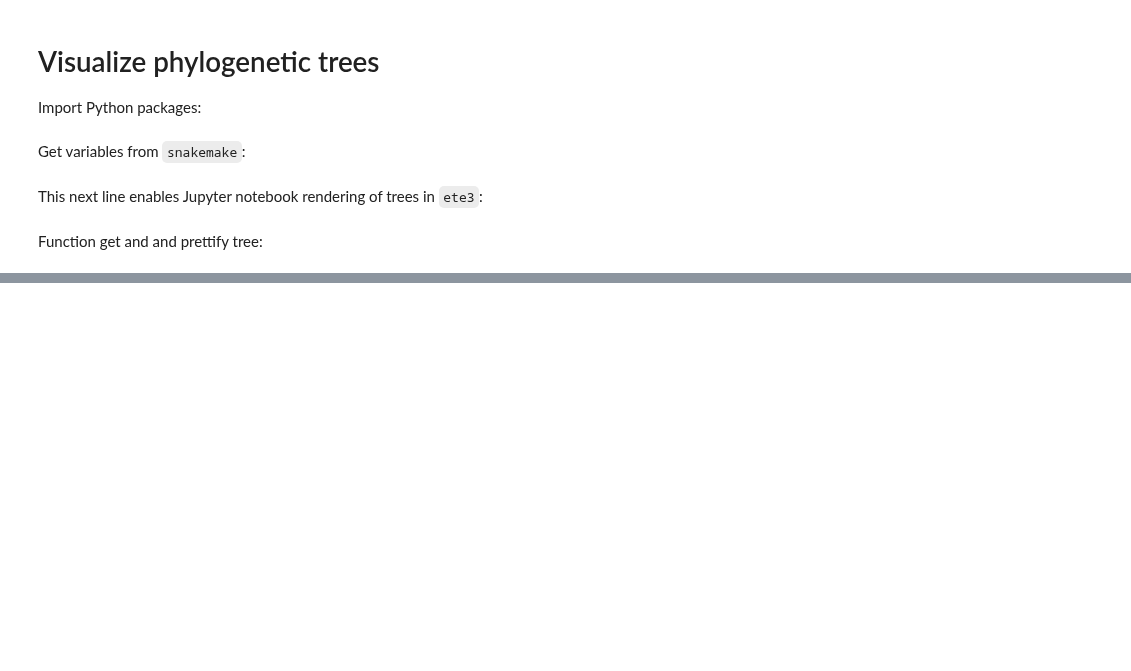
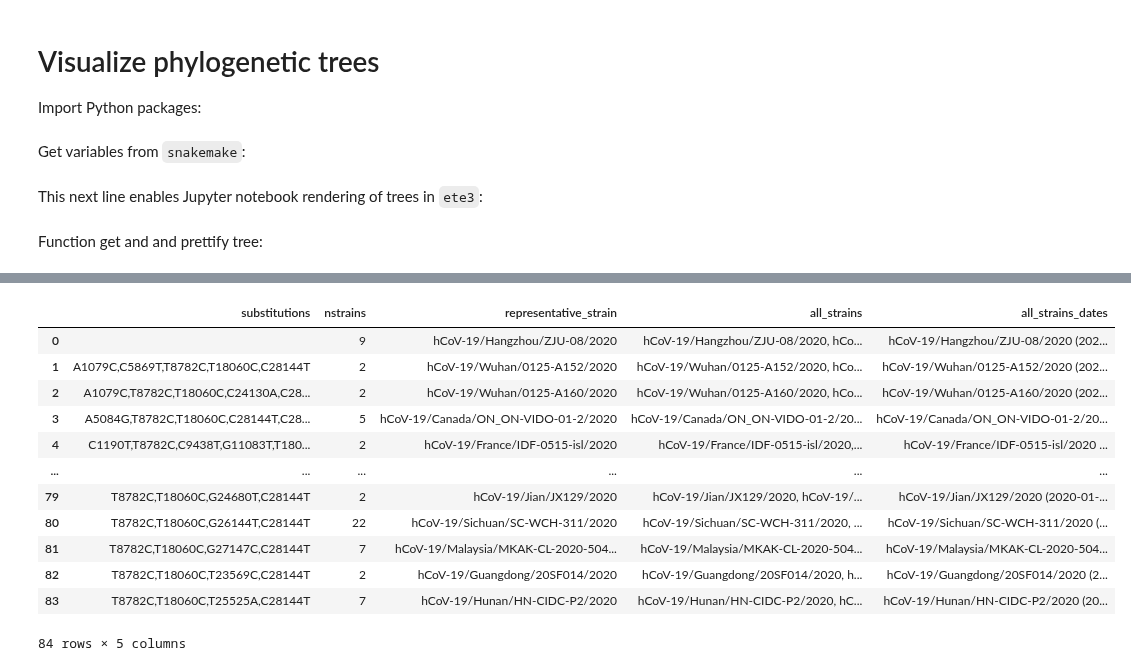
Before and after one commit to jbloom/SARS-CoV-2_PRJNA612766, a Jupyter notebook: notebooks/visualize_trees.py.ipynb, the cells around one changed output, grey strips where cells are left out. Saved outputs shown, nothing was run; the diff lists cells and outputs as text; code cells hidden in the pictures; blank space fills up the shorter version.

```diff
--- a/notebooks/visualize_trees.py.ipynb
+++ b/notebooks/visualize_trees.py.ipynb
@@ -108,0 +132,16 @@ results/phylogenetics/all_RaTG13.treefile
+# %%
+seq_dfs['all']
+# %% [output]
+|  | substitutions | nstrains | representative_strain | all_strains | all_strains_dates |
+| 0 |  | 9 | hCoV-19/Hangzhou/ZJU-08/2020 | hCoV-19/Hangzhou/ZJU-08/2020, hCo... | hCoV-19/Hangzhou/ZJU-08/2020 (202... |
+| 1 | A1079C,C5869T,T8782C,T18060C,C28144T | 2 | hCoV-19/Wuhan/0125-A152/2020 | hCoV-19/Wuhan/0125-A152/2020, hCo... | hCoV-19/Wuhan/0125-A152/2020 (202... |
+| 2 | A1079C,T8782C,T18060C,C24130A,C28... | 2 | hCoV-19/Wuhan/0125-A160/2020 | hCoV-19/Wuhan/0125-A160/2020, hCo... | hCoV-19/Wuhan/0125-A160/2020 (202... |
+| 3 | A5084G,T8782C,T18060C,C28144T,C28... | 5 | hCoV-19/Canada/ON_ON-VIDO-01-2/2020 | hCoV-19/Canada/ON_ON-VIDO-01-2/20... | hCoV-19/Canada/ON_ON-VIDO-01-2/20... |
+| 4 | C1190T,T8782C,C9438T,G11083T,T180... | 2 | hCoV-19/France/IDF-0515-isl/2020 | hCoV-19/France/IDF-0515-isl/2020,... | hCoV-19/France/IDF-0515-isl/2020 ... |
+| ... | ... | ... | ... | ... | ... |
+| 79 | T8782C,T18060C,G24680T,C28144T | 2 | hCoV-19/Jian/JX129/2020 | hCoV-19/Jian/JX129/2020, hCoV-19/... | hCoV-19/Jian/JX129/2020 (2020-01-... |
+| 80 | T8782C,T18060C,G26144T,C28144T | 22 | hCoV-19/Sichuan/SC-WCH-311/2020 | hCoV-19/Sichuan/SC-WCH-311/2020, ... | hCoV-19/Sichuan/SC-WCH-311/2020 (... |
+| 81 | T8782C,T18060C,G27147C,C28144T | 7 | hCoV-19/Malaysia/MKAK-CL-2020-504... | hCoV-19/Malaysia/MKAK-CL-2020-504... | hCoV-19/Malaysia/MKAK-CL-2020-504... |
+| 82 | T8782C,T18060C,T23569C,C28144T | 2 | hCoV-19/Guangdong/20SF014/2020 | hCoV-19/Guangdong/20SF014/2020, h... | hCoV-19/Guangdong/20SF014/2020 (2... |
+| 83 | T8782C,T18060C,T25525A,C28144T | 7 | hCoV-19/Hunan/HN-CIDC-P2/2020 | hCoV-19/Hunan/HN-CIDC-P2/2020, hC... | hCoV-19/Hunan/HN-CIDC-P2/2020 (20... |
+84 rows × 5 columns
```
Also changed, not shown: parts of 1 cell of this notebook, 3 other files.
